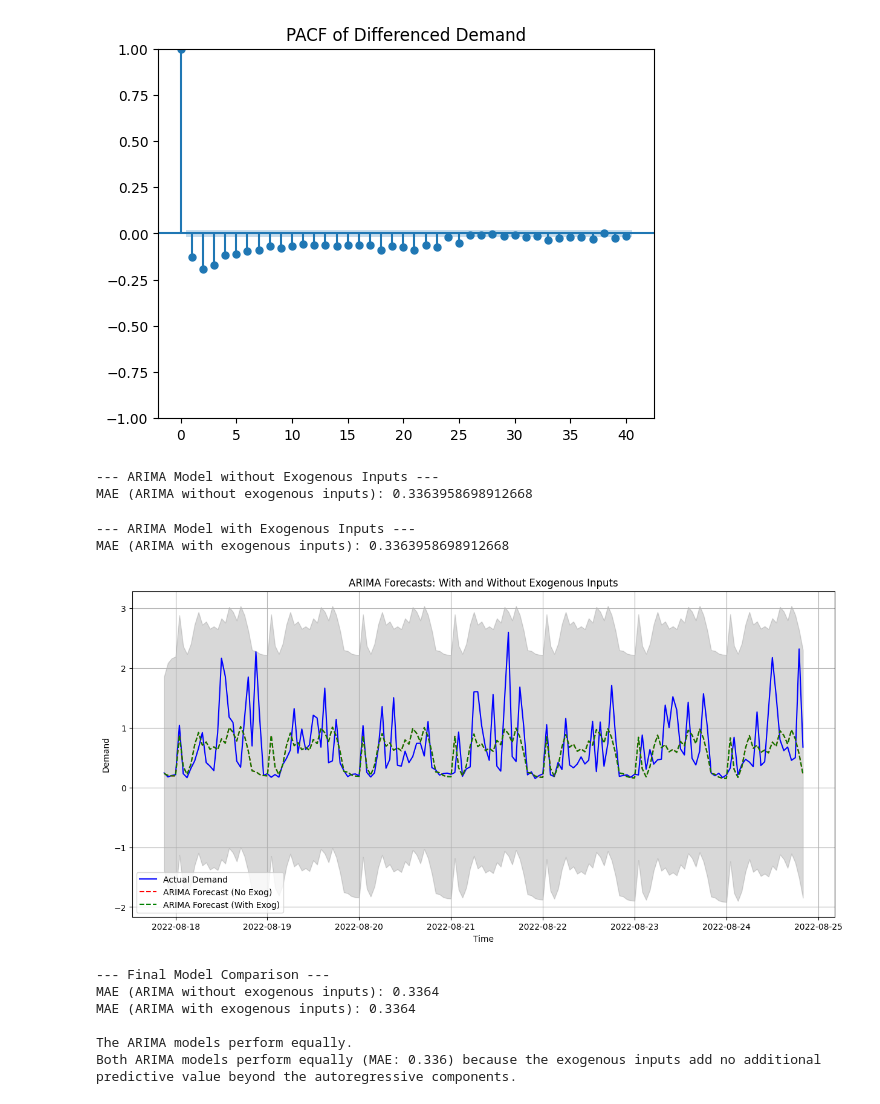
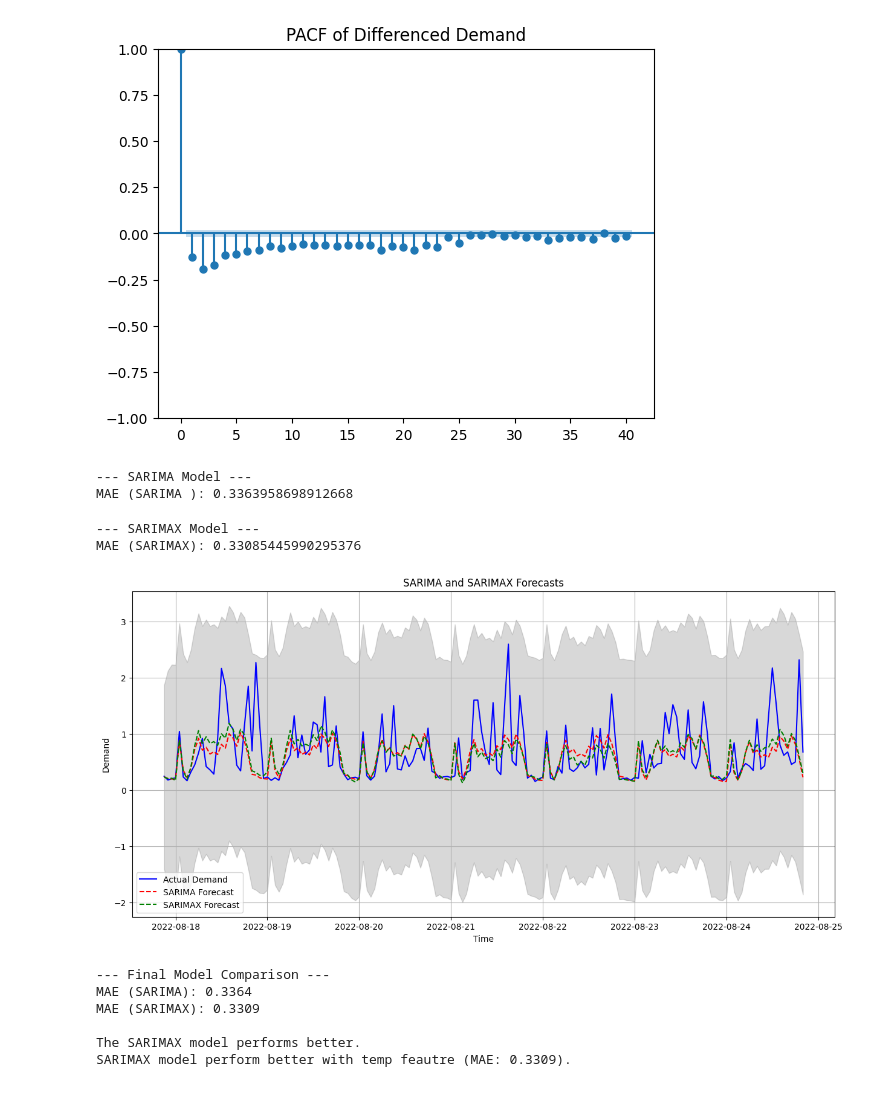
Before and after one commit to anguzo/its8080-2024, a Jupyter notebook: project02/modeling.ipynb, the cells around one changed output. Cells and saved outputs as stored; diff of their text form; code cells hidden in the pictures.

```diff
--- a/project02/modeling.ipynb
+++ b/project02/modeling.ipynb
@@ -28,8 +28,8 @@ y_train = train_data["demand"]
 y_test = test_data["demand"]
 
 # Exogenous inputs: temp, dwpt, and price
-exog_train = train_data[["temp", "dwpt", "price"]]
-exog_test = test_data[["temp", "dwpt", "price"]]
+exog_train = train_data[["temp"]]
+exog_test = test_data[["temp"]]
 # %%
 # %% Plot demand over time
 
@@ -110,9 +110,9 @@ plt.show()
 [figure]
 [figure]
 # %%
-# %% ARIMA without exogenous inputs
+# %% SARIMA
 
-print("\n--- ARIMA Model without Exogenous Inputs ---")
+print("\n--- SARIMA Model ---")
 arima_model = ARIMA(order=(1, 1, 1), seasonal_order=(0, 1, 1, 24))
 arima_results = arima_model.fit(y_train)
 
@@ -123,82 +123,80 @@ forecast_no_exog, confint_no_exog = arima_results.predict(
 
 # Evaluate performance
 mae_no_exog = mean_absolute_error(y_test, forecast_no_exog)
-print(f"MAE (ARIMA without exogenous inputs): {mae_no_exog}")
+print(f"MAE (SARIMA ): {mae_no_exog}")
 # %% [output]
---- ARIMA Model without Exogenous Inputs ---
-MAE (ARIMA without exogenous inputs): 0.3363958698912668
+--- SARIMA Model ---
+MAE (SARIMA ): 0.3363958698912668
 # %%
-# %% ARIMA with exogenous inputs
+# %% SARIMAX
 
-print("\n--- ARIMA Model with Exogenous Inputs ---")
+print("\n--- SARIMAX Model ---")
 arima_exog_model = ARIMA(order=(1, 1, 1), seasonal_order=(0, 1, 1, 24))
-arima_exog_results = arima_exog_model.fit(y_train, exogenous=exog_train)
+arima_exog_results = arima_exog_model.fit(y_train, X=exog_train)
 
 # Forecast on test set with exogenous inputs
 forecast_exog, confint_exog = arima_exog_results.predict(
-    n_periods=len(y_test), exogenous=exog_test, return_conf_int=True
+    n_periods=len(y_test), X=exog_test, return_conf_int=True
 )
 
 # Evaluate performance
 mae_exog = mean_absolute_error(y_test, forecast_exog)
-print(f"MAE (ARIMA with exogenous inputs): {mae_exog}")
+print(f"MAE (SARIMAX): {mae_exog}")
 # %% [output]
---- ARIMA Model with Exogenous Inputs ---
-MAE (ARIMA with exogenous inputs): 0.3363958698912668
+--- SARIMAX Model ---
+MAE (SARIMAX): 0.33085445990295376
 # %%
 # %% Visualization: Compare forecasts
 
 plt.figure(figsize=(15, 7))
 plt.plot(y_test.index, y_test, label="Actual Demand", color="blue")
 plt.plot(
     y_test.index,
     forecast_no_exog,
-    label="ARIMA Forecast (No Exog)",
+    label="SARIMA Forecast",
     linestyle="--",
     color="red",
 )
 plt.plot(
     y_test.index,
     forecast_exog,
-    label="ARIMA Forecast (With Exog)",
+    label="SARIMAX Forecast",
     linestyle="--",
     color="green",
 )
 
 # Confidence intervals for exogenous model
 plt.fill_between(
     y_test.index, confint_exog[:, 0], confint_exog[:, 1], color="grey", alpha=0.3
 )
 
-plt.title("ARIMA Forecasts: With and Without Exogenous Inputs")
+plt.title("SARIMA and SARIMAX Forecasts")
 plt.xlabel("Time")
 plt.ylabel("Demand")
 plt.legend()
 plt.grid()
 plt.show()
 # %% [output]
-[figure, old version]
+[figure, new version]
 # %%
 # %% Final Comparison of Models
 
 print("\n--- Final Model Comparison ---")
-print(f"MAE (ARIMA without exogenous inputs): {mae_no_exog:.4f}")
-print(f"MAE (ARIMA with exogenous inputs): {mae_exog:.4f}")
+print(f"MAE (SARIMA): {mae_no_exog:.4f}")
+print(f"MAE (SARIMAX): {mae_exog:.4f}")
 
 if mae_exog == mae_no_exog:
-    print("\nThe ARIMA models perform equally.")
+    print("\nThe SARIMA models perform equally.")
 elif mae_exog < mae_no_exog:
-    print("\nThe ARIMA model with exogenous inputs performs better.")
+    print("\nThe SARIMAX model performs better.")
 else:
-    print("\nThe ARIMA model without exogenous inputs performs better.")
+    print("\nThe SARIMA model performs better.")
 
-print(
-    "Both ARIMA models perform equally (MAE: 0.336) because the exogenous inputs add no additional predictive value beyond the autoregressive components."
-)
+print("SARIMAX model perform better with temp feautre (MAE: 0.3309).")
 # %% [output]
 --- Final Model Comparison ---
-MAE (ARIMA without exogenous inputs): 0.3364
-MAE (ARIMA with exogenous inputs): 0.3364
+MAE (SARIMA): 0.3364
+MAE (SARIMAX): 0.3309
 
-The ARIMA models perform equally.
-Both ARIMA models perform equally (MAE: 0.336) because the exogenous inputs add no additional predictive value beyond the autoregressive components.
+The SARIMAX model performs better.
+SARIMAX model perform better with temp feautre (MAE: 0.3309).
```
Also changed, not shown: 9 other files.
